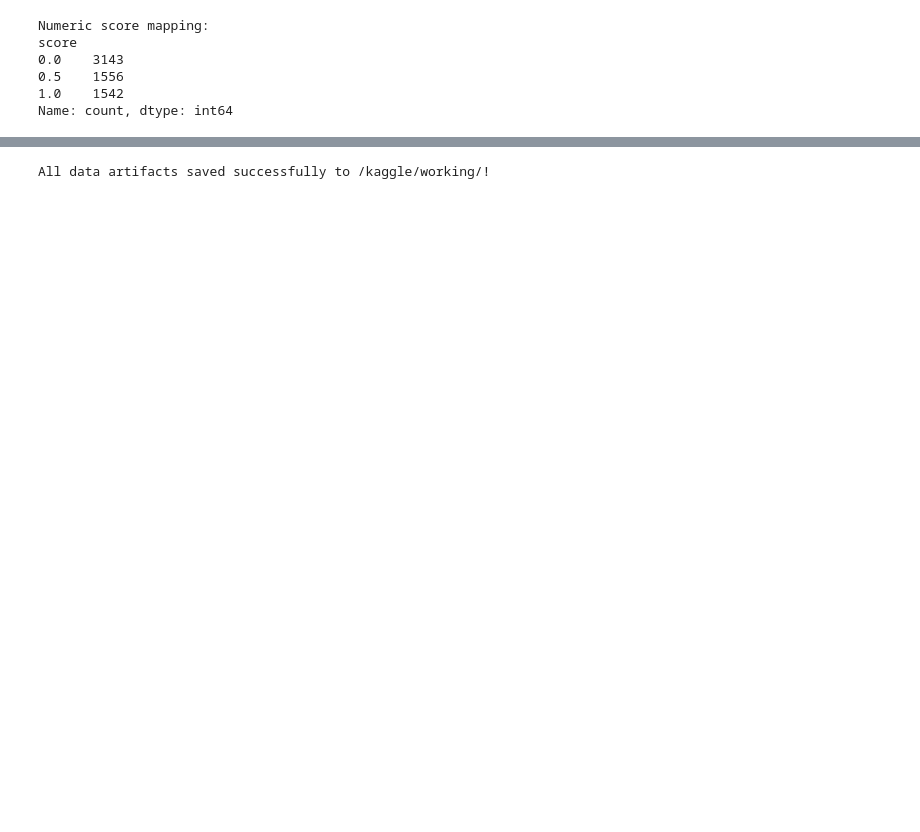
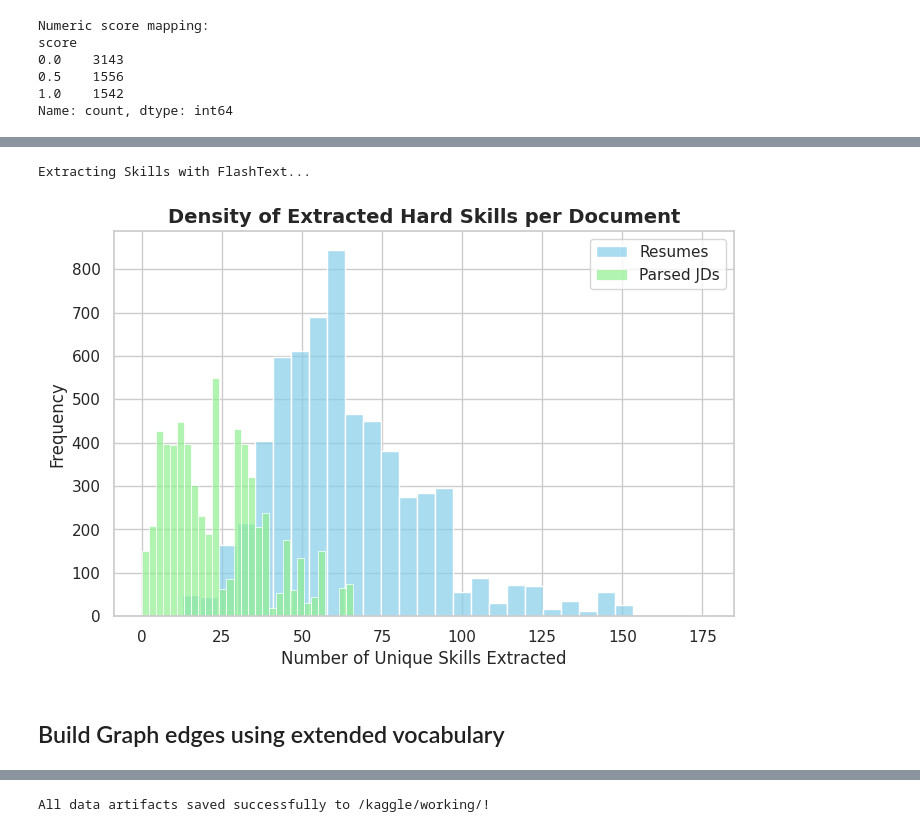
Before and after one commit to 16srivarshitha/Recourse-ATS, a Jupyter notebook: data-preparation-inlp-project.ipynb, the cells around one changed output, grey strips where cells are left out. Saved outputs shown, nothing was run; the diff lists cells and outputs as text; code cells hidden in the pictures; blank space fills up the shorter version.

```diff
--- a/data-preparation-inlp-project.ipynb
+++ b/data-preparation-inlp-project.ipynb
@@ -314,3 +271,52 @@ Name: count, dtype: int64
+# %%
+import re
+from flashtext import KeywordProcessor
+
+# 1. Clean text ONLY for the graph (keep natural text for Transformers)
+def clean_for_graph(text):
+    if not isinstance(text, str): return ""
+    text = text.lower()
+    text = re.sub(r'[^a-z\s\+]', ' ', text) # Keep '+' for c++
+    return re.sub(r'\s+', ' ', text).strip()
+
+df_train['graph_res_text'] = df_train['resume_text'].apply(clean_for_graph)
+df_train['graph_jd_text'] = df_train['smart_jd_text'].apply(clean_for_graph)
+df_test['graph_res_text'] = df_test['resume_text'].apply(clean_for_graph)
+df_test['graph_jd_text'] = df_test['smart_jd_text'].apply(clean_for_graph)
+
+# 2. Expand vocabulary to top 2500 skills!
+expanded_vocab = list(top_individual_skills.head(2500).index)
+
+# 3. Setup FlashText Processor
+kp = KeywordProcessor(case_sensitive=False)
+for skill in expanded_vocab:
+    kp.add_keyword(skill)
+
+# 4. Extract skills into Lists
+print("Extracting Skills with FlashText...")
+df_train['extracted_skills_res'] = df_train['graph_res_text'].apply(lambda x: list(set(kp.extract_keywords(x))))
+df_train['extracted_skills_jd'] = df_train['graph_jd_text'].apply(lambda x: list(set(kp.extract_keywords(x))))
+
+df_test['extracted_skills_res'] = df_test['graph_res_text'].apply(lambda x: list(set(kp.extract_keywords(x))))
+df_test['extracted_skills_jd'] = df_test['graph_jd_text'].apply(lambda x: list(set(kp.extract_keywords(x))))
+
+df_train['skill_count_res'] = df_train['extracted_skills_res'].apply(len)
+df_train['skill_count_jd'] = df_train['extracted_skills_jd'].apply(len)
+
+# 5. Plot the result to show how dense the extracted graphs will be
+plt.figure(figsize=(8,5))
+sns.histplot(df_train['skill_count_res'], bins=30, color='skyblue', label='Resumes', alpha=0.7)
+sns.histplot(df_train['skill_count_jd'], bins=30, color='lightgreen', label='Parsed JDs', alpha=0.7)
+plt.title("Density of Extracted Hard Skills per Document", fontsize=14, fontweight='bold')
+plt.xlabel("Number of Unique Skills Extracted")
+plt.ylabel("Frequency")
+plt.legend()
+plt.show()
+# %% [output]
+Extracting Skills with FlashText...
+[figure, added]
+# %% [markdown]
+## Build Graph edges using extended vocabulary
 # %%
 from itertools import combinations
 from collections import Counter
```
Also changed, not shown: parts of 21 cells of this notebook.
